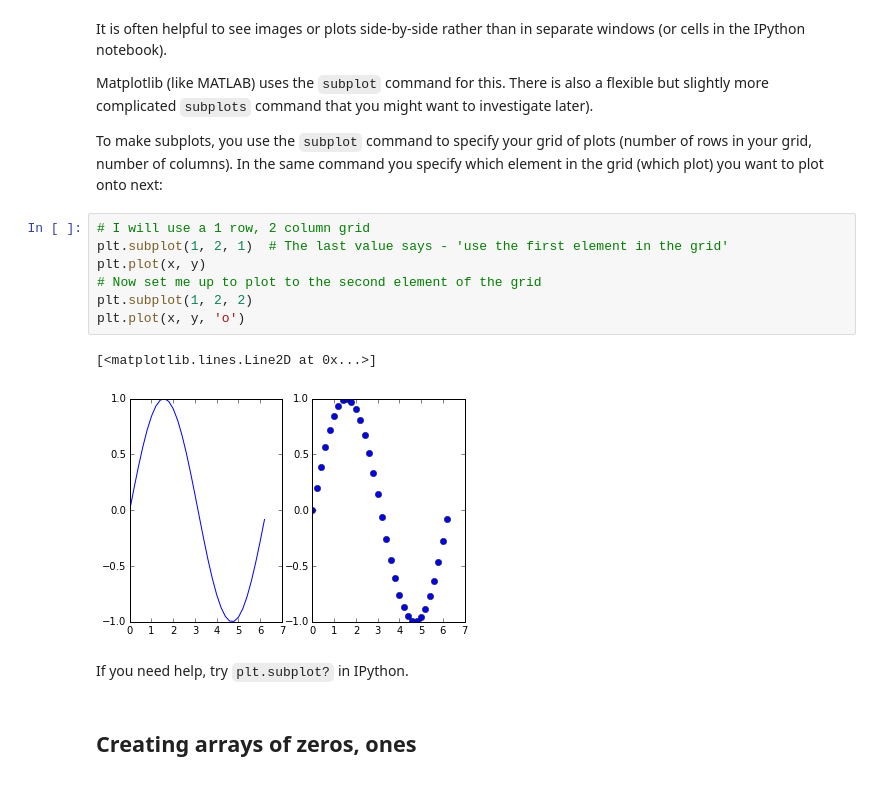
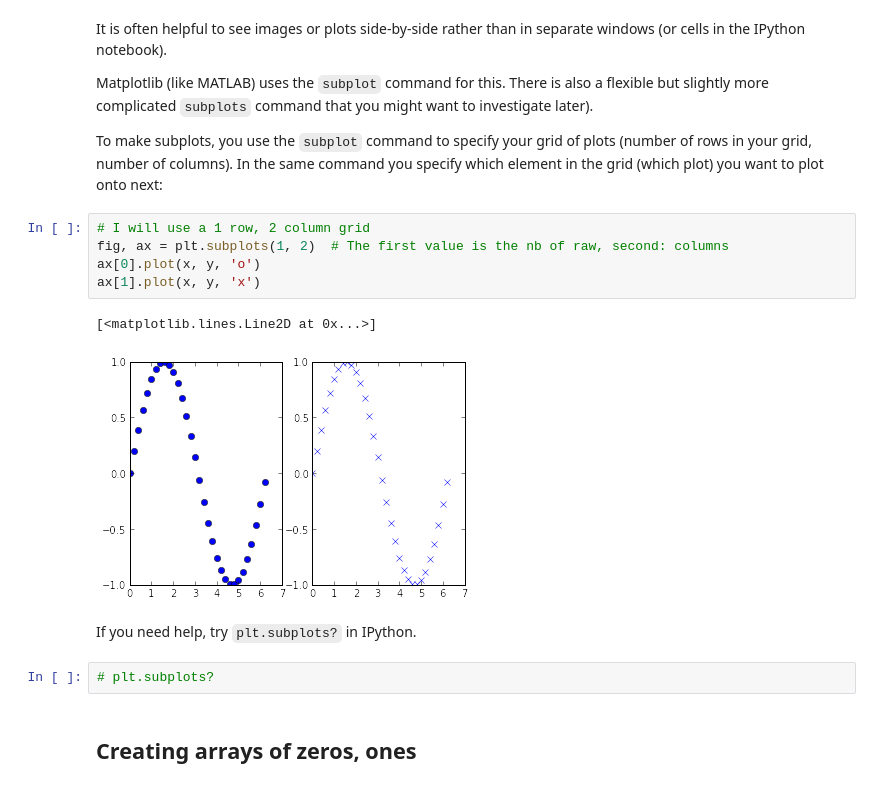
Before and after one commit to practical-neuroimaging/pna2015, a Jupyter notebook: day4/day4_introduction.ipynb, the cells around one changed output. Drawn from its saved outputs; the diff is of its cells as text.

```diff
--- a/day4/day4_introduction.ipynb
+++ b/day4/day4_introduction.ipynb
@@ -90,16 +90,16 @@ Matplotlib (like MATLAB) uses the ``subplot`` command for this.  There is also a
 To make subplots, you use the `subplot` command to specify your grid of plots (number of rows in your grid, number of columns).  In the same command you specify which element in the grid (which plot) you want to plot onto next:
 # %%
 # I will use a 1 row, 2 column grid
-plt.subplot(1, 2, 1)  # The last value says - 'use the first element in the grid'
-plt.plot(x, y)
-# Now set me up to plot to the second element of the grid
-plt.subplot(1, 2, 2)
-plt.plot(x, y, 'o')
+fig, ax = plt.subplots(1, 2)  # The first value is the nb of raw, second: columns
+ax[0].plot(x, y, 'o')
+ax[1].plot(x, y, 'x')
 # %% [output]
 [<matplotlib.lines.Line2D at 0x...>]
-[figure, old version]
+[figure, new version]
 # %% [markdown]
-If you need help, try ``plt.subplot?`` in IPython.
+If you need help, try ``plt.subplots?`` in IPython.
+# %%
+# plt.subplots?
 # %% [markdown]
 ## Creating arrays of zeros, ones
 # %% [markdown]
```
Also changed, not shown: parts of 3 cells of this notebook.
